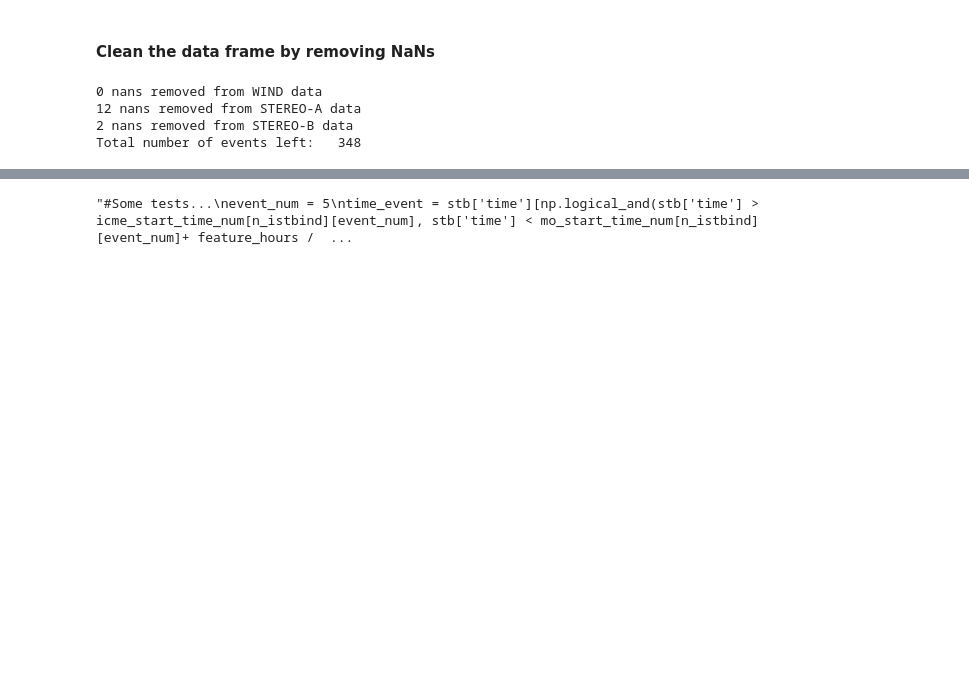
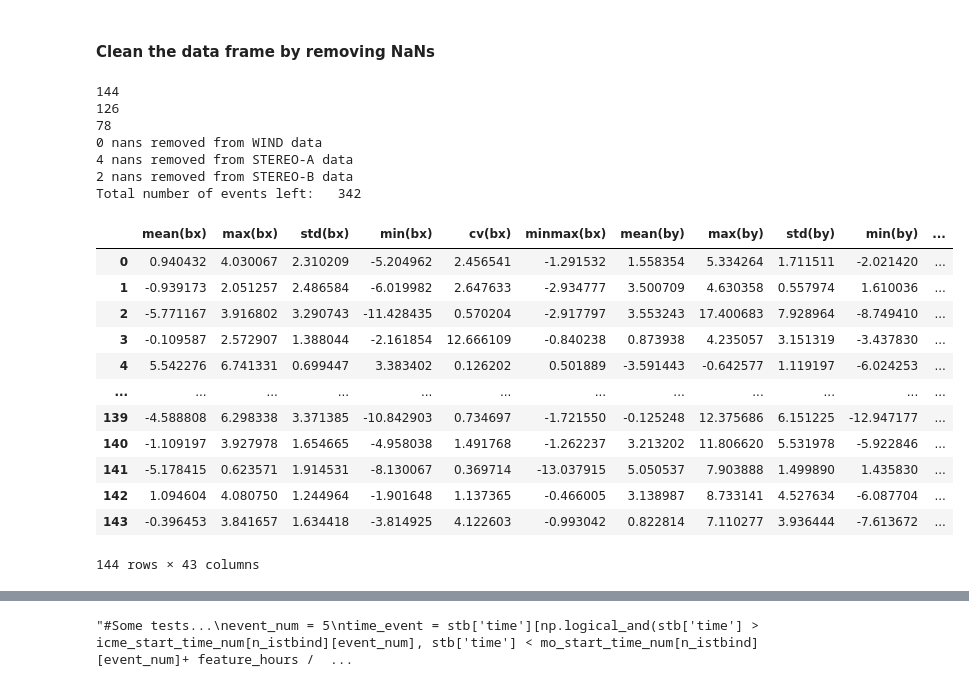
Before and after one commit to helioforecast/Papers, a Jupyter notebook: Reiss2021_MLrope/mfrpred_mreiss_bz.ipynb, the cells around one changed output, grey strips where cells are left out. Cells and saved outputs as stored; diff of their text form; code cells hidden in the pictures; blank space fills up the shorter version.

```diff
--- a/Reiss2021_MLrope/mfrpred_mreiss_bz.ipynb
+++ b/Reiss2021_MLrope/mfrpred_mreiss_bz.ipynb
@@ -479,6 +373,11 @@ Option 2: Loading existing data frame completed
 # %% [markdown]
 #### Clean the data frame by removing NaNs
 # %%
+print(len(dfwin))
+print(len(dfsta))
+print(len(dfstb))
+
+
 # Events before tidying up
 len_dfwin_nans = len(dfwin)
 len_dfsta_nans = len(dfsta)
@@ -494,7 +393,26 @@ print("{} nans removed from STEREO-A data".format(len_dfsta_nans-len(dfsta)))
 print("{} nans removed from STEREO-B data".format(len_dfstb_nans-len(dfstb)))
 print("Total number of events left:  ", len(dfwin)+len(dfsta)+len(dfstb))
 # %% [output]
+144
+126
+78
 0 nans removed from WIND data
-12 nans removed from STEREO-A data
+4 nans removed from STEREO-A data
 2 nans removed from STEREO-B data
-Total number of events left:   348
+Total number of events left:   342
+# %%
+dfwin
+# %% [output]
+|  | mean(bx) | max(bx) | std(bx) | min(bx) | cv(bx) | minmax(bx) | mean(by) | max(by) | std(by) | min(by) | ... |
+| 0 | 0.940432 | 4.030067 | 2.310209 | -5.204962 | 2.456541 | -1.291532 | 1.558354 | 5.334264 | 1.711511 | -2.021420 | ... |
+| 1 | -0.939173 | 2.051257 | 2.486584 | -6.019982 | 2.647633 | -2.934777 | 3.500709 | 4.630358 | 0.557974 | 1.610036 | ... |
+| 2 | -5.771167 | 3.916802 | 3.290743 | -11.428435 | 0.570204 | -2.917797 | 3.553243 | 17.400683 | 7.928964 | -8.749410 | ... |
+| 3 | -0.109587 | 2.572907 | 1.388044 | -2.161854 | 12.666109 | -0.840238 | 0.873938 | 4.235057 | 3.151319 | -3.437830 | ... |
+| 4 | 5.542276 | 6.741331 | 0.699447 | 3.383402 | 0.126202 | 0.501889 | -3.591443 | -0.642577 | 1.119197 | -6.024253 | ... |
+| ... | ... | ... | ... | ... | ... | ... | ... | ... | ... | ... | ... |
+| 139 | -4.588808 | 6.298338 | 3.371385 | -10.842903 | 0.734697 | -1.721550 | -0.125248 | 12.375686 | 6.151225 | -12.947177 | ... |
+| 140 | -1.109197 | 3.927978 | 1.654665 | -4.958038 | 1.491768 | -1.262237 | 3.213202 | 11.806620 | 5.531978 | -5.922846 | ... |
+| 141 | -5.178415 | 0.623571 | 1.914531 | -8.130067 | 0.369714 | -13.037915 | 5.050537 | 7.903888 | 1.499890 | 1.435830 | ... |
+| 142 | 1.094604 | 4.080750 | 1.244964 | -1.901648 | 1.137365 | -0.466005 | 3.138987 | 8.733141 | 4.527634 | -6.087704 | ... |
+| 143 | -0.396453 | 3.841657 | 1.634418 | -3.814925 | 4.122603 | -0.993042 | 0.822814 | 7.110277 | 3.936444 | -7.613672 | ... |
+144 rows × 43 columns
```
Also changed, not shown: parts of 20 cells of this notebook, 2 other files.
